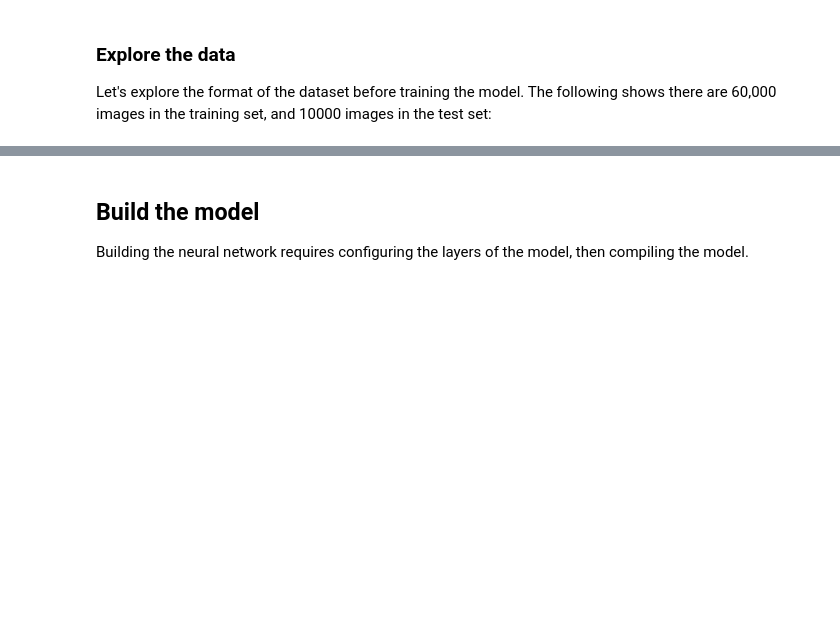
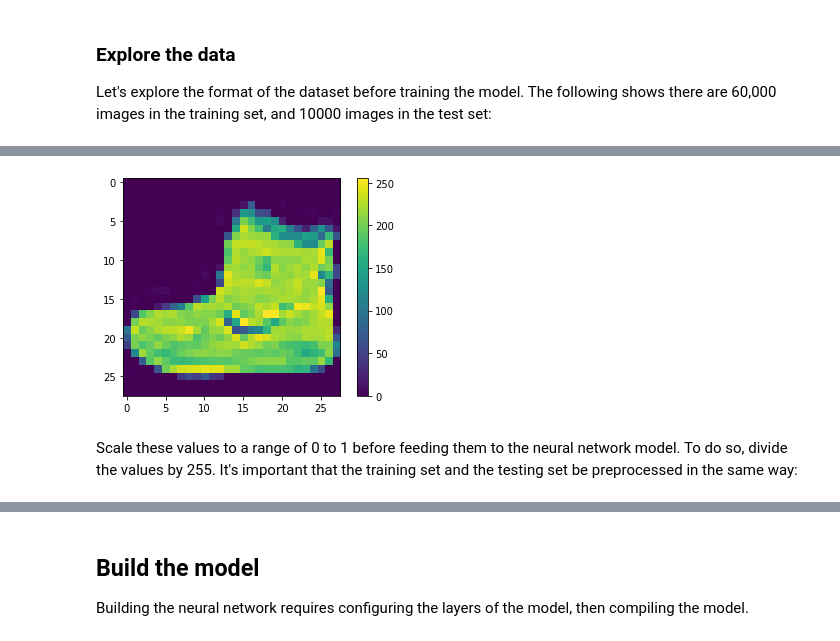
Before and after one commit to OnlyBelter/examples, a Jupyter notebook: courses/udacity_intro_to_tensorflow_for_deep_learning/l03c01_classifying_images_of_clothing.ipynb, the cells around one changed output, grey strips where cells are left out. Cells and saved outputs as stored; diff of their text form; code cells hidden in the pictures; blank space fills up the shorter version.

```diff
--- a/courses/udacity_intro_to_tensorflow_for_deep_learning/l03c01_classifying_images_of_clothing.ipynb
+++ b/courses/udacity_intro_to_tensorflow_for_deep_learning/l03c01_classifying_images_of_clothing.ipynb
@@ -112 +150,5 @@ train_dataset, test_dataset = dataset['train'], dataset['test']
+# %%
+fashion_mnist = keras.datasets.fashion_mnist
+
+(train_images, train_labels), (test_images, test_labels) = fashion_mnist.load_data()
 # %% [markdown]
@@ -216,0 +237,10 @@ Display the first 25 images from the *training set* and display the class name b
+# %%
+plt.figure()
+plt.imshow(train_images[0])
+plt.colorbar()
+plt.grid(False)
+plt.show()
+# %% [output]
+[figure, added]
+# %% [markdown]
+Scale these values to a range of 0 to 1 before feeding them to the neural network model. To do so, divide the values by 255. It's important that the training set and the testing set be preprocessed in the same way:
```
Also changed, not shown: parts of 59 cells of this notebook, 9 other files.
